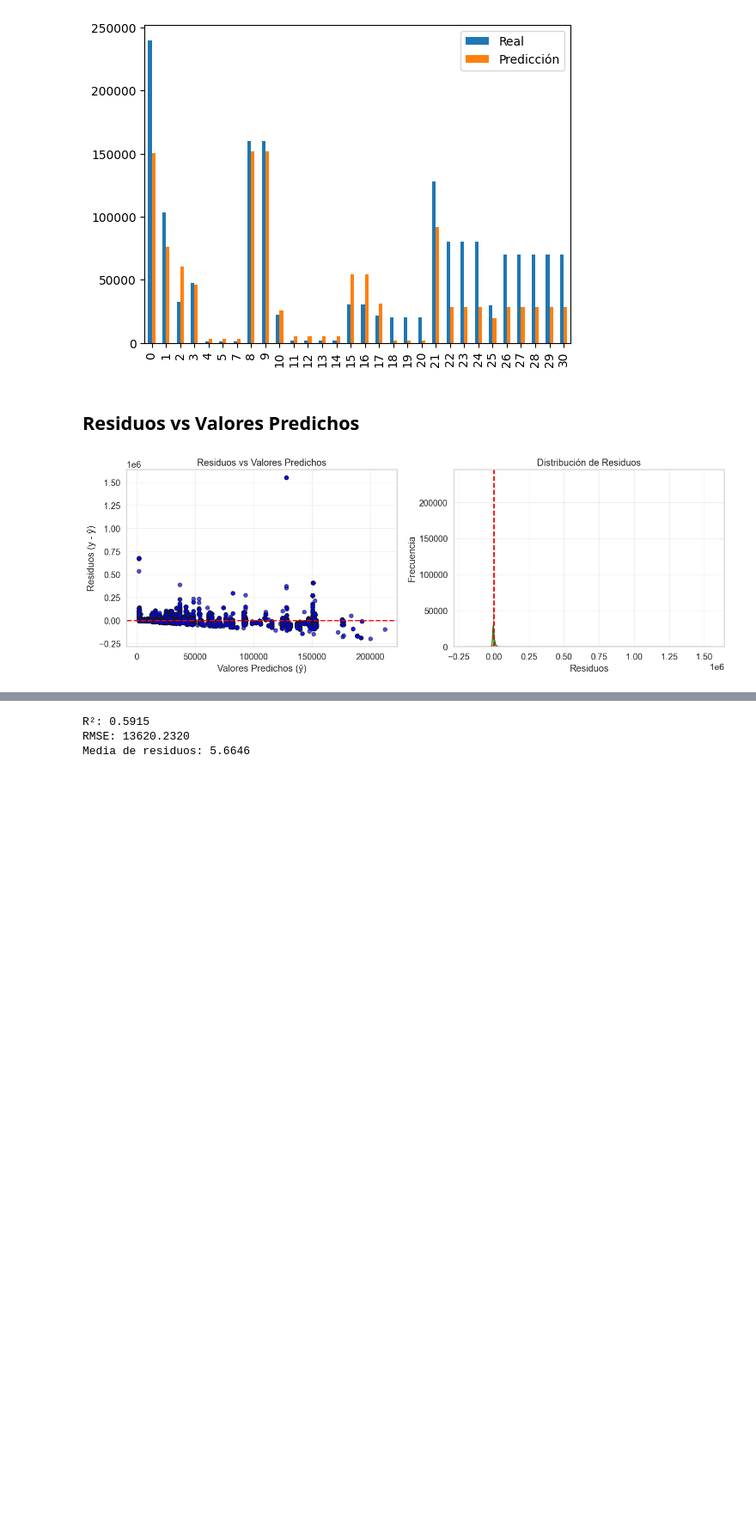
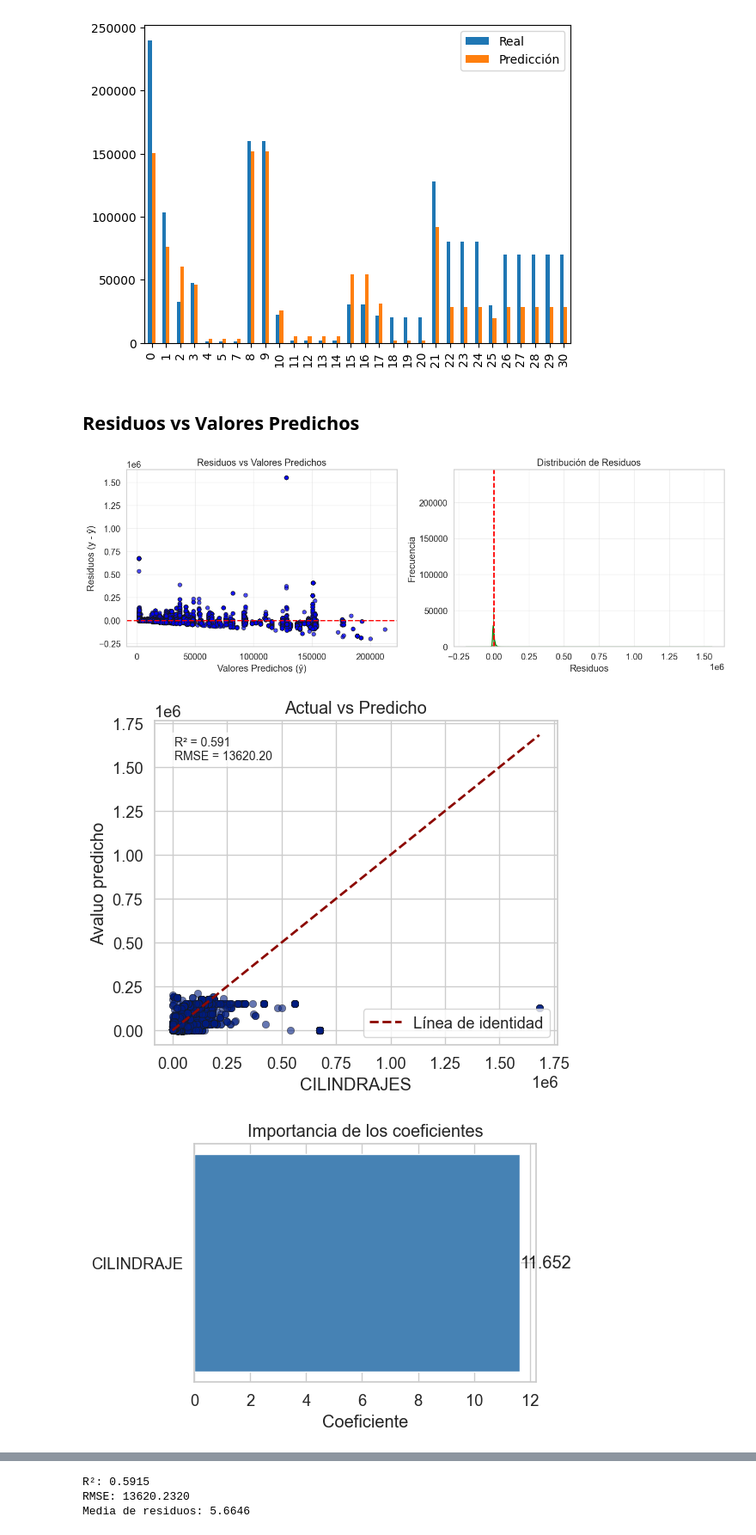
Before and after one commit to manolomunoz651/machine_learning, a Jupyter notebook: regresión vehículos 2025 SRI.ipynb, the cells around one changed output, grey strips where cells are left out. Shown at 86% size. Drawn from its saved outputs; the diff is of its cells as text; code cells hidden in the pictures; blank space fills up the shorter version.

Commit message:
Actualización de notebook

```diff
--- a/regresión vehículos 2025 SRI.ipynb
+++ b/regresión vehículos 2025 SRI.ipynb
@@ -214,3 +214,64 @@ plt.tight_layout()
 plt.show()
 # %% [output]
 [figure]
+# %%
+# Suponiendo que ya tienes dfBoston y has creado:
+X = df[['CILINDRAJE']]
+y = df['AVALUO']
+
+# Si aún no lo has hecho, ajusta el modelo:
+model = LinearRegression()
+model.fit(X, y)
+y_pred = model.predict(X)
+# ---------- Gráfica 2: Actual vs Predicho ----------
+plt.figure(figsize=(6,5))
+plt.scatter(y, y_pred, alpha=0.6, edgecolors='k', linewidth=0.5)
+plt.plot([y.min(), y.max()], [y.min(), y.max()], 'r--', lw=2, label='Línea de identidad')
+plt.xlabel('CILINDRAJES')
+plt.ylabel('Avaluo predicho')
+plt.title('Actual vs Predicho')
+# Añadir métricas
+r2 = r2_score(y, y_pred)
+rmse = np.sqrt(mean_squared_error(y, y_pred))
+plt.text(0.05, 0.95, f'R² = {r2:.3f}\nRMSE = {rmse:.2f}', transform=plt.gca().transAxes,
+         fontsize=10, verticalalignment='top', bbox=dict(boxstyle='round', facecolor='white', alpha=0.8))
+plt.legend()
+plt.tight_layout()
+plt.savefig('actual_vs_predicho.png', dpi=150)
+plt.show()
+
+# ---------- Gráfica 3: Importancia de los coeficientes ----------
+coefs = model.coef_
+features = X.columns
+
+# Ordenar para mejor visualización
+indices = np.argsort(coefs)
+plt.figure(figsize=(6,4))
+plt.barh(range(len(features)), coefs[indices], align='center', color='steelblue')
+plt.yticks(range(len(features)), features[indices])
+plt.xlabel('Coeficiente')
+plt.title('Importancia de los coeficientes')
+# Añadir etiquetas de valor
+for i, (coef, feat) in enumerate(zip(coefs[indices], features[indices])):
+    plt.text(coef + (0.02 if coef>0 else -0.05), i, f'{coef:.3f}', va='center')
+plt.tight_layout()
+plt.savefig('coeficientes.png', dpi=150)
+plt.show()
+
+# ---------- Gráfica 4: Residuos vs Valores ajustados ----------
+residuos = y - y_pred
+
+plt.figure(figsize=(6,5))
+plt.scatter(y_pred, residuos, alpha=0.6, edgecolors='k', linewidth=0.5)
+plt.axhline(y=0, color='r', linestyle='--', lw=2)
+plt.xlabel('Valores predichos')
+plt.ylabel('Residuos')
+plt.title('Residuos vs Valores ajustados')
+# Añadir línea de tendencia suave opcional
+sns.regplot(x=y_pred, y=residuos, lowess=True, scatter=False, color='blue', line_kws={'linestyle':'--', 'lw':1})
+plt.tight_layout()
+plt.savefig('residuos_vs_ajustados.png', dpi=150)
+plt.show()
+# %% [output]
+[figure, added]
+[figure, added]
```
Also changed, not shown: parts of 4 cells of this notebook.
